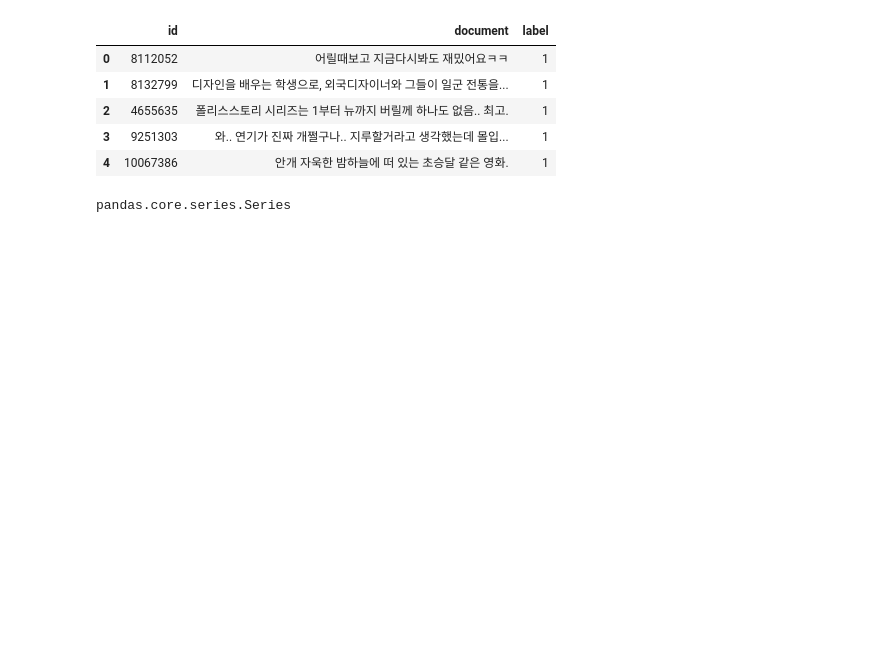
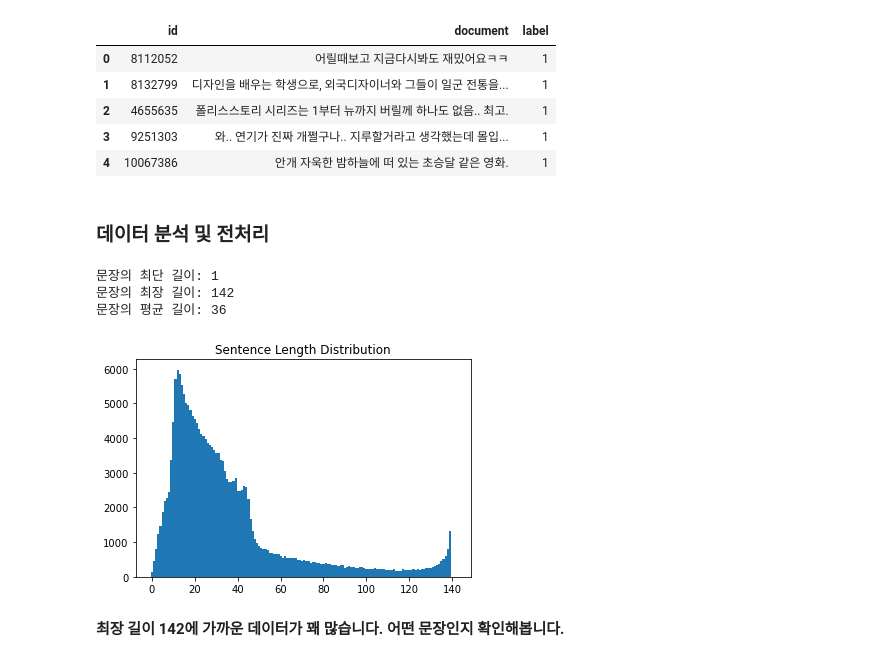
Before and after one commit to miinkang/AI_Project_AIFFEL, a Jupyter notebook: [GD-1]SentencePiece.ipynb, the cells around one changed output. Cells and saved outputs as stored; diff of their text form; code cells hidden in the pictures; blank space fills up the shorter version.

```diff
--- a/[GD-1]SentencePiece.ipynb
+++ b/[GD-1]SentencePiece.ipynb
@@ -82,3 +88,5 @@ print(naver_df.isnull().sum)
 print('결측치 제거 후 데이터 개수 :', len(naver_df))
 # %% [output]
 결측치 제거 후 데이터 개수 : 199992
+# %%
+naver_df.drop_duplicates(['document'], inplace=True)
@@ -92,6 +112,4 @@ naver_df.head()
 | 3 | 9251303 | 와.. 연기가 진짜 개쩔구나.. 지루할거라고 생각했는데 몰입... | 1 |
 | 4 | 10067386 | 안개 자욱한 밤하늘에 떠 있는 초승달 같은 영화. | 1 |
 # %%
-type(naver_df['document'])
+naver_review = naver_df['document']
-# %% [output]
-pandas.core.series.Series
@@ -99,0 +116,36 @@ import sentencepiece as spm
+# %% [markdown]
+### 데이터 분석 및 전처리
+# %%
+min_len = 999
+max_len = 0
+sum_len = 0
+
+for sen in naver_review:
+    length = len(sen)
+    if min_len > length:
+        min_len = length
+
+    if max_len < length:
+        max_len = length
+
+    sum_len += length
+
+print("문장의 최단 길이:", min_len)
+print("문장의 최장 길이:", max_len)
+print("문장의 평균 길이:", sum_len // len(naver_review))
+
+sentence_length = np.zeros((max_len), dtype=np.int)
+
+for sen in naver_review:
+    sentence_length[len(sen)-1] += 1
+
+plt.bar(range(max_len), sentence_length, width=1.0)
+plt.title("Sentence Length Distribution")
+plt.show()
+# %% [output]
+문장의 최단 길이: 1
+문장의 최장 길이: 142
+문장의 평균 길이: 36
+[figure, added]
+# %% [markdown]
+**최장 길이 142에 가까운 데이터가 꽤 많습니다. 어떤 문장인지 확인해봅니다.**
```
Also changed, not shown: parts of 41 cells of this notebook.
